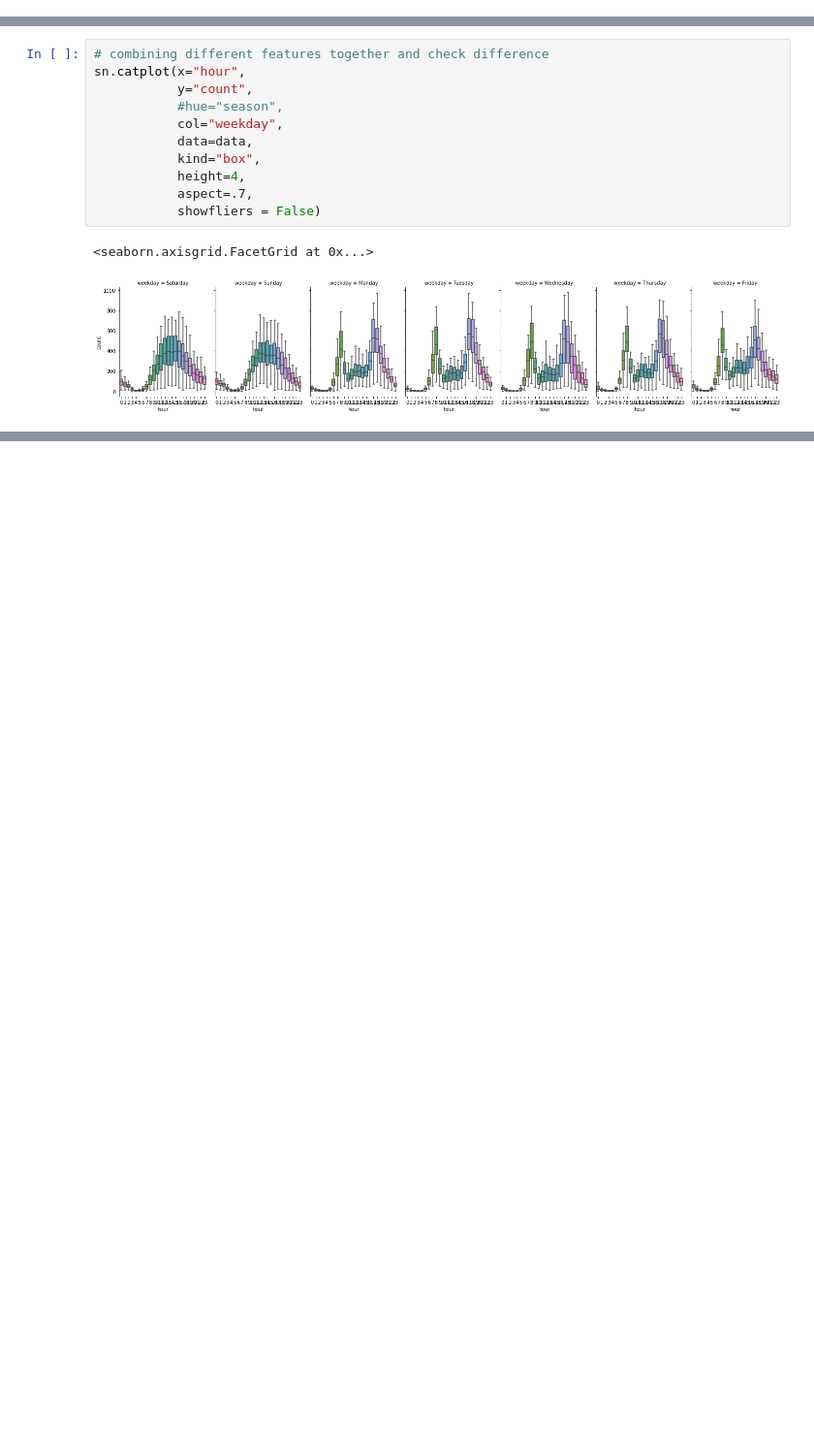
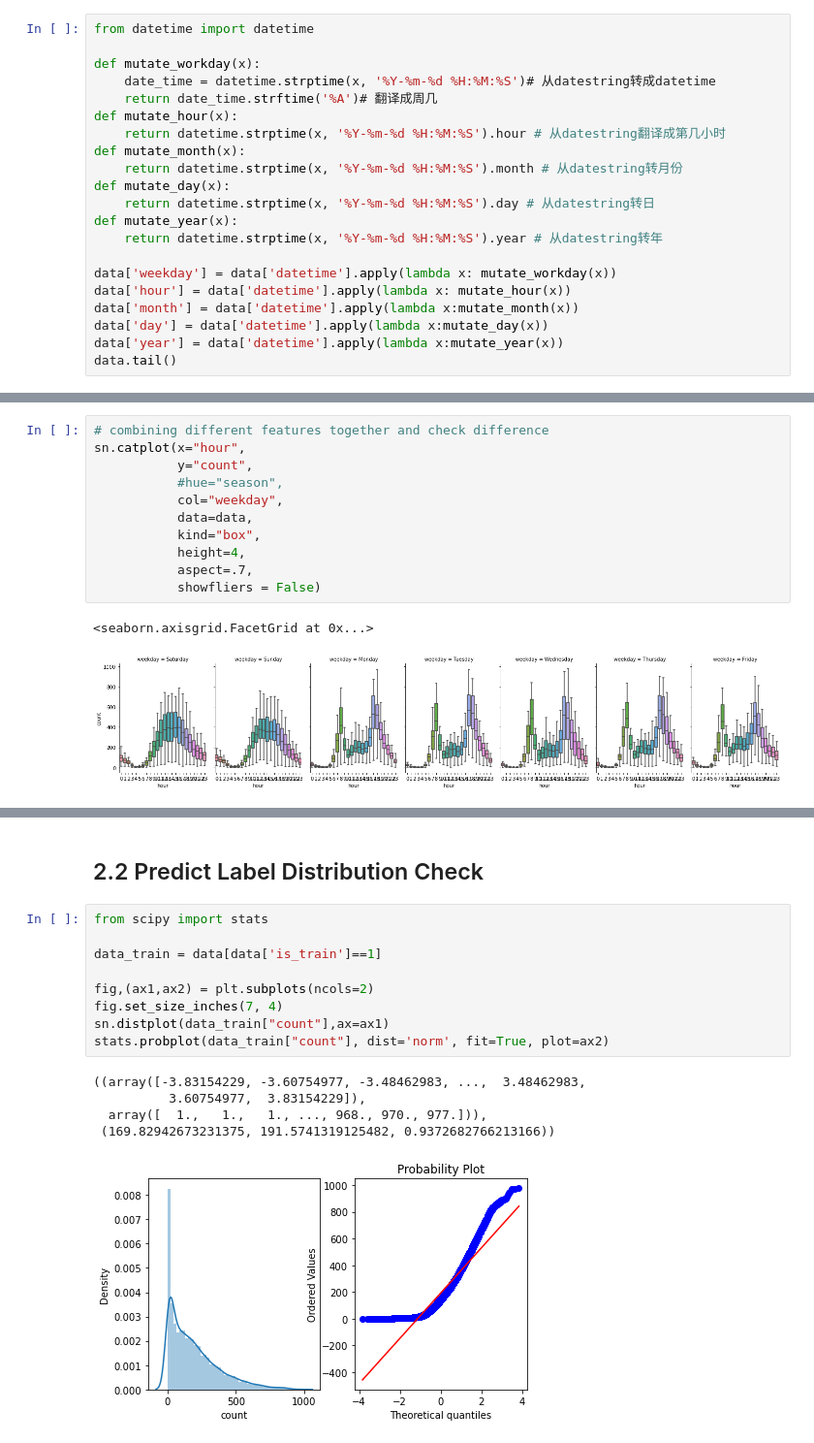
Before and after one commit to rayjin2022/be_a_better_ds, a Jupyter notebook: bike demand forecasting/bike demand.ipynb, the cells around one changed output, grey strips where cells are left out. Shown: that part at 97% size. Drawn from its saved outputs; the diff is of its cells as text; blank space fills up the shorter version.

```diff
--- a/bike demand forecasting/bike demand.ipynb
+++ b/bike demand forecasting/bike demand.ipynb
@@ -110,0 +146,21 @@ data[data['is_train']== 1].tail()
+# %%
+from datetime import datetime
+
+def mutate_workday(x):
+    date_time = datetime.strptime(x, '%Y-%m-%d %H:%M:%S')# 从datestring转成datetime
+    return date_time.strftime('%A')# 翻译成周几
+def mutate_hour(x):
+    return datetime.strptime(x, '%Y-%m-%d %H:%M:%S').hour # 从datestring翻译成第几小时
+def mutate_month(x):
+    return datetime.strptime(x, '%Y-%m-%d %H:%M:%S').month # 从datestring转月份
+def mutate_day(x):
+    return datetime.strptime(x, '%Y-%m-%d %H:%M:%S').day # 从datestring转日
+def mutate_year(x):
+    return datetime.strptime(x, '%Y-%m-%d %H:%M:%S').year # 从datestring转年
+
+data['weekday'] = data['datetime'].apply(lambda x: mutate_workday(x))
+data['hour'] = data['datetime'].apply(lambda x: mutate_hour(x))
+data['month'] = data['datetime'].apply(lambda x:mutate_month(x))
+data['day'] = data['datetime'].apply(lambda x:mutate_day(x))
+data['year'] = data['datetime'].apply(lambda x:mutate_year(x))
+data.tail()
@@ -240,0 +330,17 @@ ax.set(xlabel = 'Month',ylabel='Count',title="Box Plot On Count across month")
+# %% [markdown]
+## 2.2 Predict Label Distribution Check
+# %%
+from scipy import stats
+
+data_train = data[data['is_train']==1]
+
+fig,(ax1,ax2) = plt.subplots(ncols=2)
+fig.set_size_inches(7, 4)
+sn.distplot(data_train["count"],ax=ax1)
+stats.probplot(data_train["count"], dist='norm', fit=True, plot=ax2)
+# %% [output]
+((array([-3.83154229, -3.60754977, -3.48462983, ...,  3.48462983,
+          3.60754977,  3.83154229]),
+  array([  1.,   1.,   1., ..., 968., 970., 977.])),
+ (169.82942673231375, 191.5741319125482, 0.9372682766213166))
+[figure, added]
```
Also changed, not shown: parts of 75 cells of this notebook, 2 other files.
